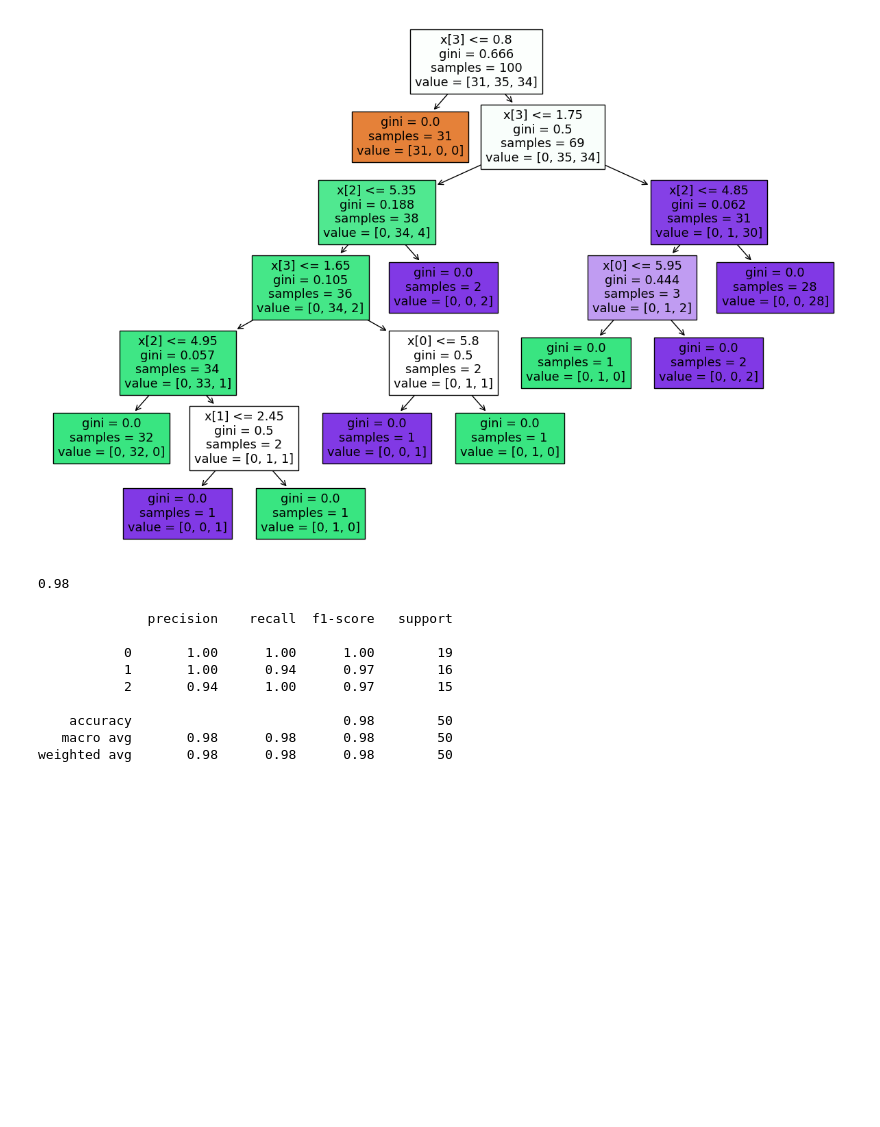
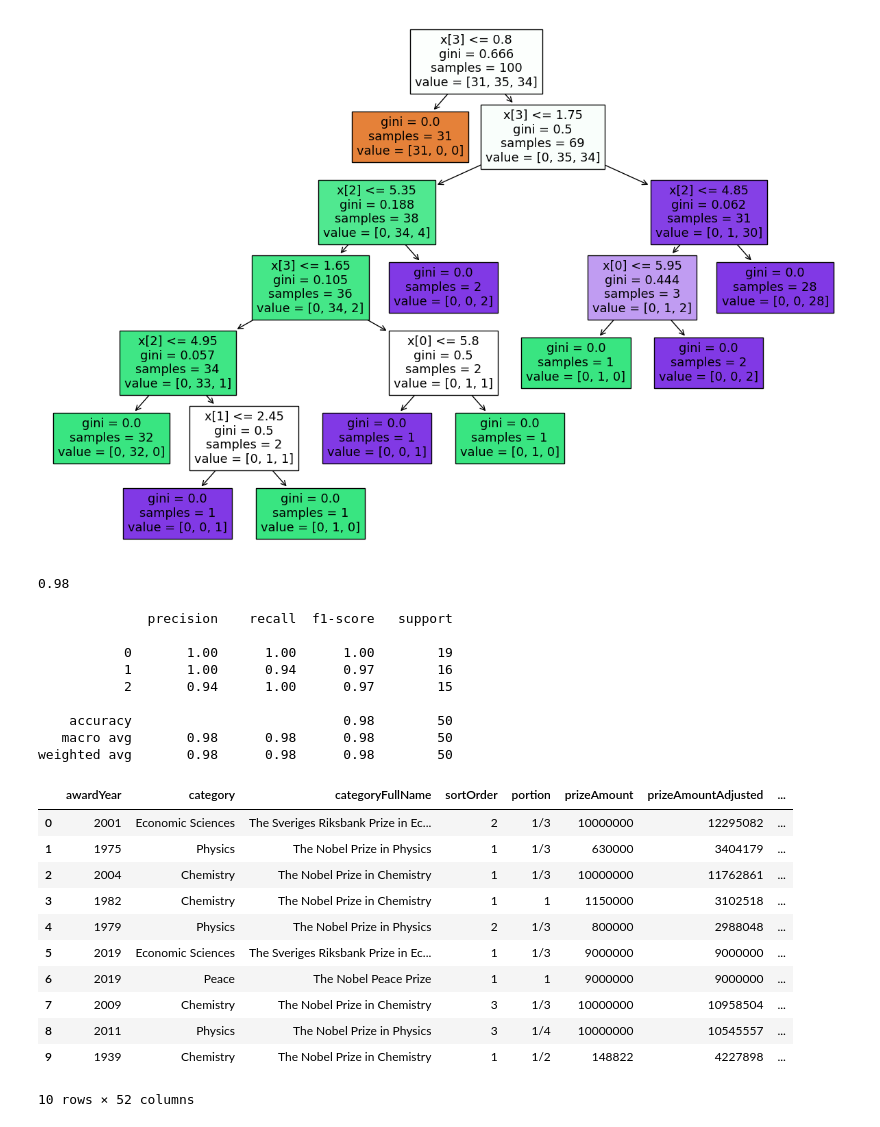
Before and after one commit to ouregan/1000daysofpython, a Jupyter notebook: 100DaysofPython/learningpython-checkpoint.ipynb, the cells around one changed output. Saved outputs shown, nothing was run; the diff lists cells and outputs as text; code cells hidden in the pictures; blank space fills up the shorter version.

Commit message:
doing some data camp works related to nobel prize winners

```diff
--- a/100DaysofPython/learningpython-checkpoint.ipynb
+++ b/100DaysofPython/learningpython-checkpoint.ipynb
@@ -1198,3 +1198,20 @@ print(classification_report(y_pred,y_test))
     accuracy                           0.98        50
    macro avg       0.98      0.98      0.98        50
 weighted avg       0.98      0.98      0.98        50
+# %%
+import pandas as pd
+nobel = pd.read_csv(r'C:\Users\regan\Downloads\archive\complete.csv')
+nobel.head(10)
+# %% [output]
+|  | awardYear | category | categoryFullName | sortOrder | portion | prizeAmount | prizeAmountAdjusted | ... |
+| 0 | 2001 | Economic Sciences | The Sveriges Riksbank Prize in Ec... | 2 | 1/3 | 10000000 | 12295082 | ... |
+| 1 | 1975 | Physics | The Nobel Prize in Physics | 1 | 1/3 | 630000 | 3404179 | ... |
+| 2 | 2004 | Chemistry | The Nobel Prize in Chemistry | 1 | 1/3 | 10000000 | 11762861 | ... |
+| 3 | 1982 | Chemistry | The Nobel Prize in Chemistry | 1 | 1 | 1150000 | 3102518 | ... |
+| 4 | 1979 | Physics | The Nobel Prize in Physics | 2 | 1/3 | 800000 | 2988048 | ... |
+| 5 | 2019 | Economic Sciences | The Sveriges Riksbank Prize in Ec... | 1 | 1/3 | 9000000 | 9000000 | ... |
+| 6 | 2019 | Peace | The Nobel Peace Prize | 1 | 1 | 9000000 | 9000000 | ... |
+| 7 | 2009 | Chemistry | The Nobel Prize in Chemistry | 3 | 1/3 | 10000000 | 10958504 | ... |
+| 8 | 2011 | Physics | The Nobel Prize in Physics | 3 | 1/4 | 10000000 | 10545557 | ... |
+| 9 | 1939 | Chemistry | The Nobel Prize in Chemistry | 1 | 1/2 | 148822 | 4227898 | ... |
+10 rows × 52 columns
```
